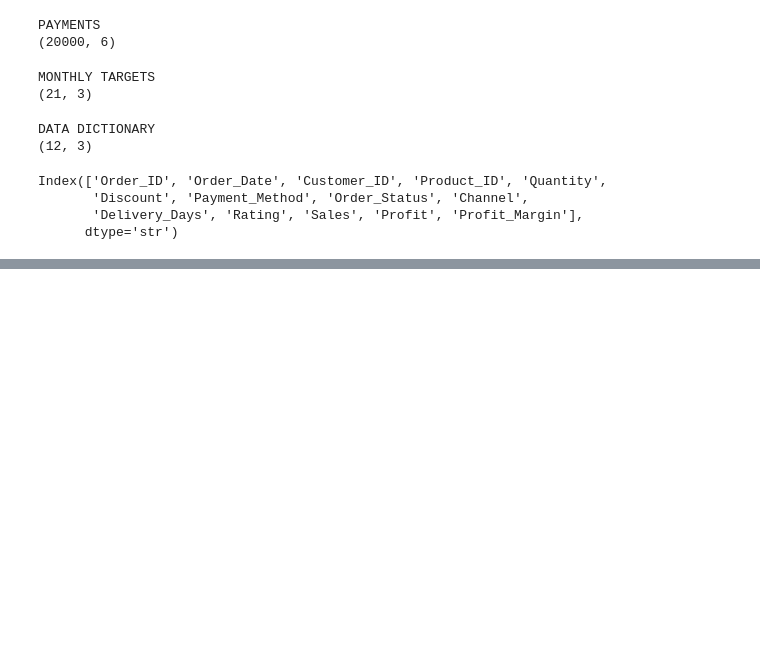
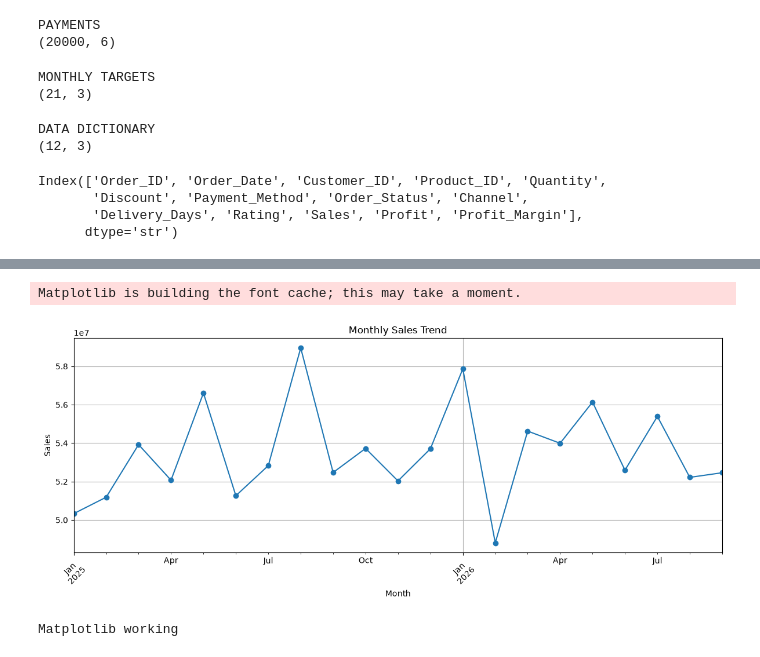
Before and after one commit to vedantd621-bot/BUS_INSIDE, a Jupyter notebook: NOTEBOOKS/lode_DATA.ipynb, the cells around one changed output, grey strips where cells are left out. Saved outputs shown, nothing was run; the diff lists cells and outputs as text; code cells hidden in the pictures; blank space fills up the shorter version.

```diff
--- a/NOTEBOOKS/lode_DATA.ipynb
+++ b/NOTEBOOKS/lode_DATA.ipynb
@@ -299,0 +808,26 @@ monthly_payment
+# %%
+import matplotlib.pyplot as plt
+
+monthly_sales = orders.groupby(
+    orders["Order_Date"].dt.to_period("M")
+)["Sales"].sum()
+
+plt.figure(figsize=(12, 5))
+monthly_sales.plot(kind="line", marker="o")
+
+plt.title("Monthly Sales Trend")
+plt.xlabel("Month")
+plt.ylabel("Sales")
+plt.xticks(rotation=45)
+plt.grid(True)
+plt.tight_layout()
+plt.show()
+# %% [output]
+Matplotlib is building the font cache; this may take a moment.
+[figure, added]
+# %%
+import matplotlib.pyplot as plt
+
+print("Matplotlib working")
+# %% [output]
+Matplotlib working
```
Also changed, not shown: parts of 53 cells of this notebook.
